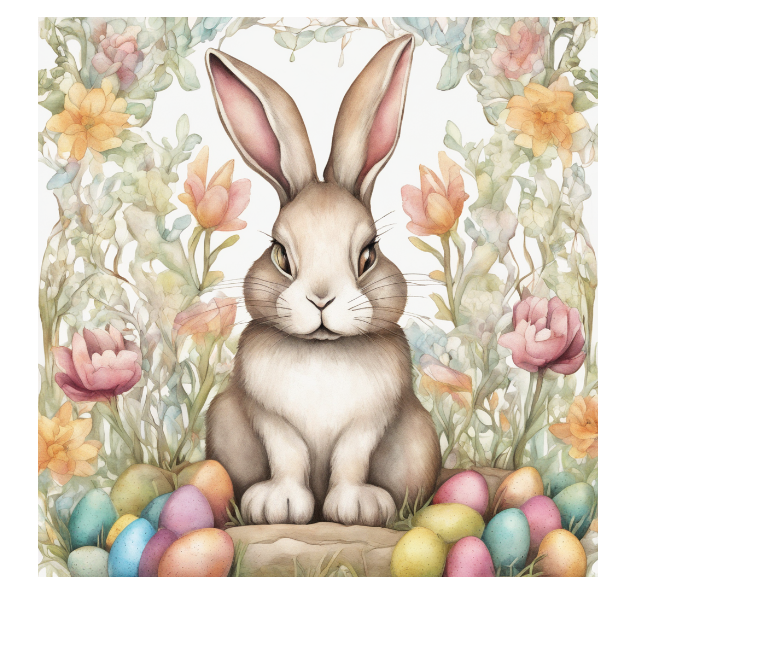
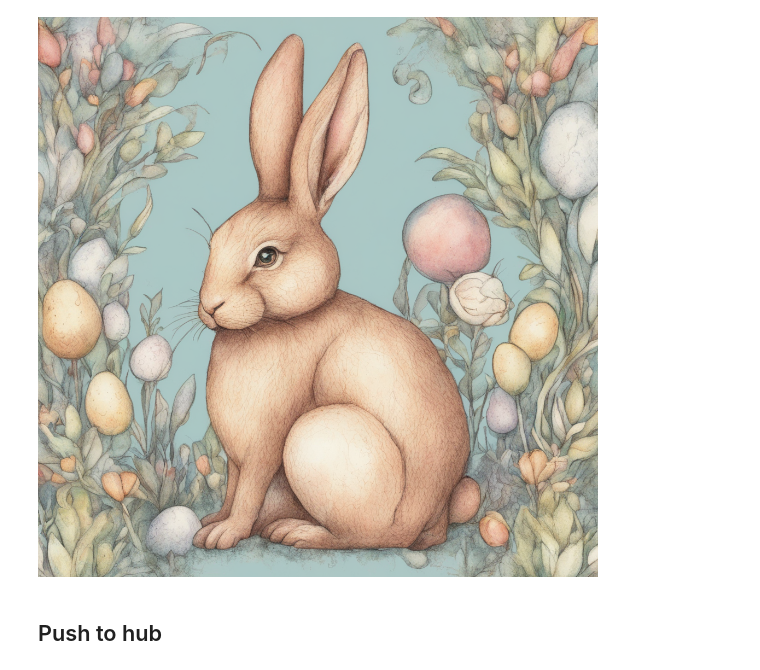
Before and after one commit to Ebony59/hongfan_imagegen, a Jupyter notebook: imageGen_FT.ipynb, the cells around one changed output. Drawn from its saved outputs; the diff is of its cells as text; code cells hidden in the pictures; blank space fills up the shorter version.

```diff
--- a/imageGen_FT.ipynb
+++ b/imageGen_FT.ipynb
@@ -65,23 +65,26 @@ def generate_image(
 # %%
 model_path = "/workspace/fine_tuned_sdxl_style"
 prompt = """
-       in the style of HFdesign, A beautifully hand-drawn Easter rabbit decoration in a whimsical illustrated style. Full body.
+       A beautifully hand-drawn Easter rabbit decoration in a whimsical illustrated style, full body.
        The lines are slightly sketchy with smooth, painterly textures, evoking a warm and artistic aesthetic. The colors are vibrant yet slightly soft, blending like traditional colored pencil or watercolor artwork.
        The background is plain white for product display.
+       In the style of HFDesign.
     """
 # %%
 generate_image(
     model_path=model_path,
     prompt=prompt,
     num_inference_steps=40,
-    guidance_scale_base=7,
-    guidance_scale_refiner=4,
-    high_noise_frac=0.9,
+    guidance_scale_base=6.0,
+    guidance_scale_refiner=3,
+    high_noise_frac=0.8,
     height=1024,
     width=1024,
 )
 # %% [output]
-[figure, old version]
+[figure, new version]
+# %% [markdown]
+## Push to hub
 # %%
 def push_to_hub(
     model_path,
```
Also changed, not shown: parts of 1 cell of this notebook, 4 other files.
